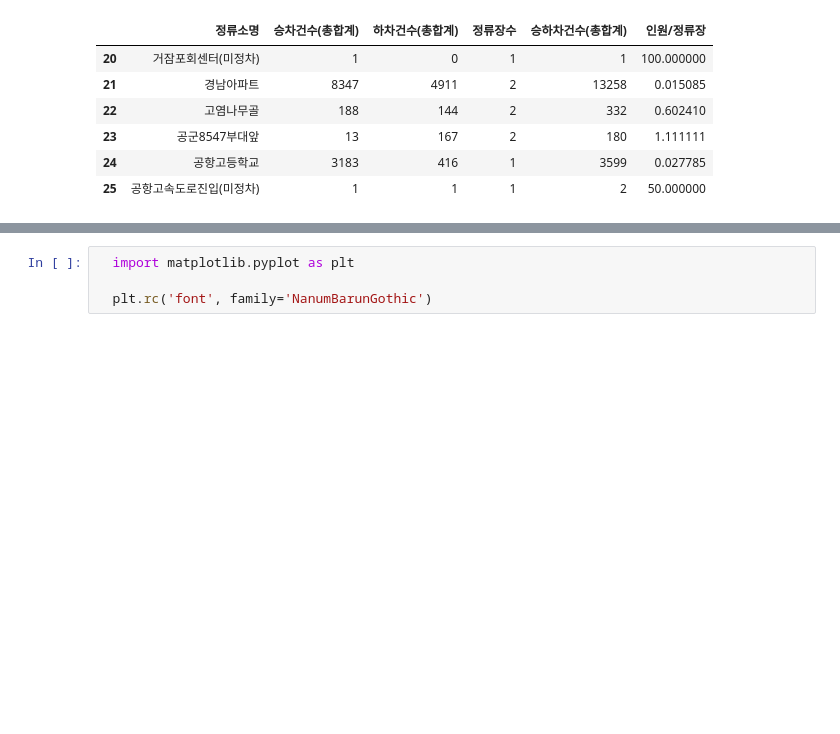
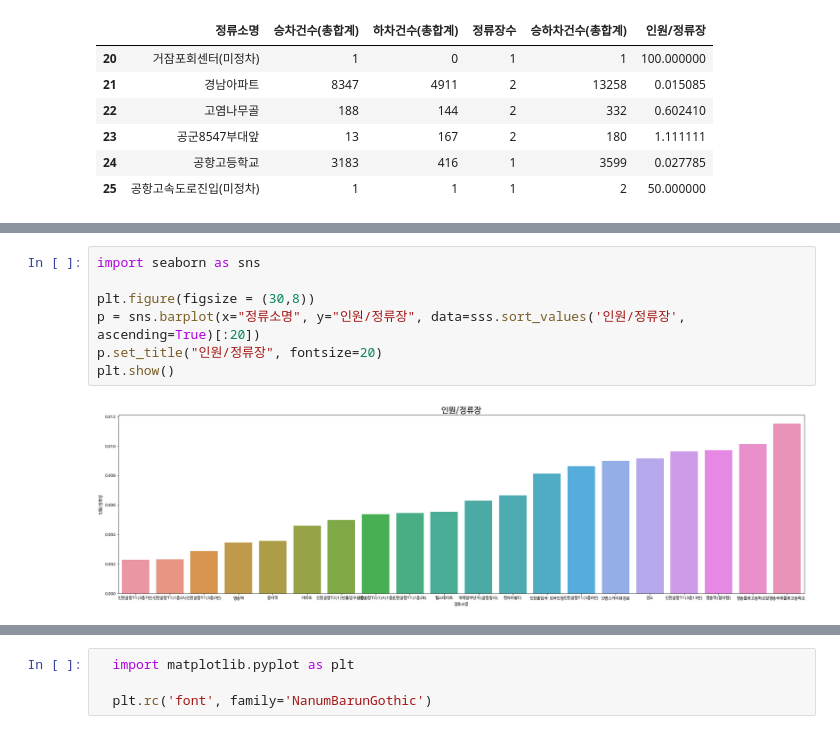
Before and after one commit to JJungEEun/Optimization-_of_DemandResponseBus_Routes, a Jupyter notebook: 정류장접근성및분포정도확인.ipynb, the cells around one changed output, grey strips where cells are left out. Saved outputs shown, nothing was run; the diff lists cells and outputs as text; blank space fills up the shorter version.

```diff
--- a/정류장접근성및분포정도확인.ipynb
+++ b/정류장접근성및분포정도확인.ipynb
@@ -144,0 +233,9 @@ Name: 승하차건수(총합계), dtype: int64
+# %%
+import seaborn as sns
+
+plt.figure(figsize = (30,8))
+p = sns.barplot(x="정류소명", y="인원/정류장", data=sss.sort_values('인원/정류장', ascending=True)[:20])
+p.set_title("인원/정류장", fontsize=20)
+plt.show()
+# %% [output]
+[figure, added]
```
Also changed, not shown: parts of 14 cells of this notebook.
